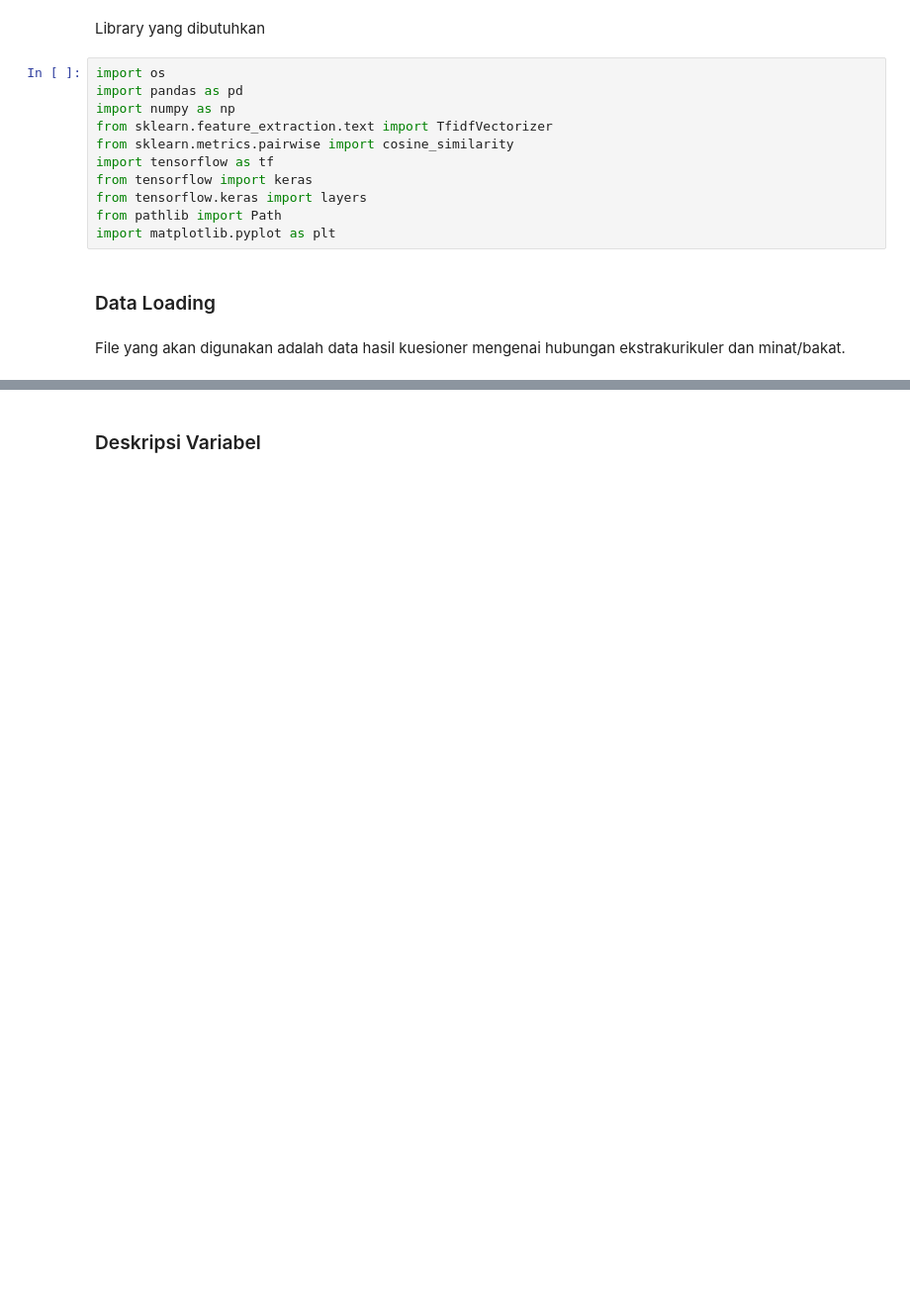
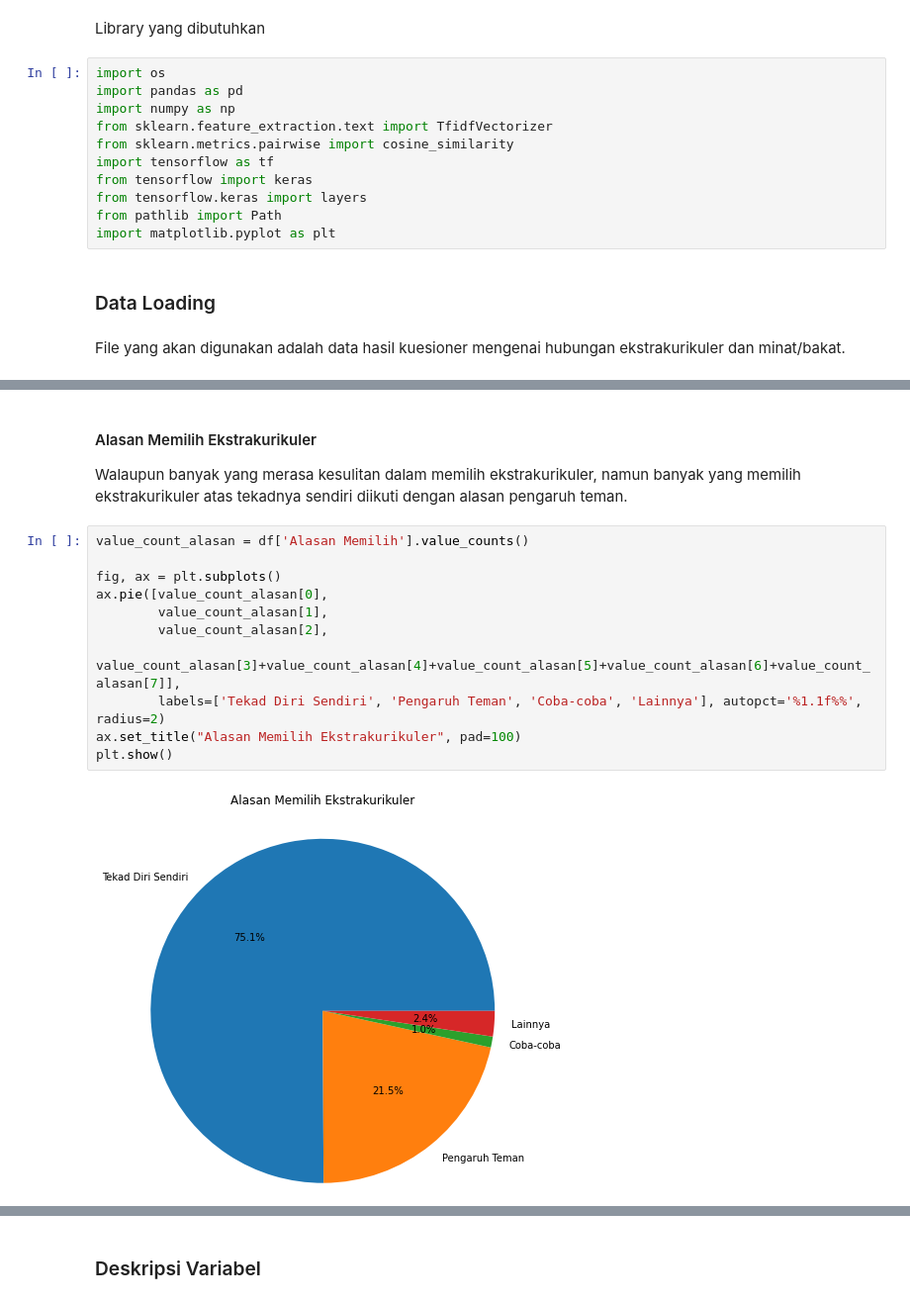
Before and after one commit to diyosukma/CP68-SistemRekomendasi, a Jupyter notebook: Rekomendasi_Ekstrakurikuler.ipynb, the cells around one changed output, grey strips where cells are left out. Shown: that part at 99% size. Drawn from its saved outputs; the diff is of its cells as text; blank space fills up the shorter version.

```diff
--- a/Rekomendasi_Ekstrakurikuler.ipynb
+++ b/Rekomendasi_Ekstrakurikuler.ipynb
@@ -62,0 +108,16 @@ df
+# %% [markdown]
+#### Alasan Memilih Ekstrakurikuler
+Walaupun banyak yang merasa kesulitan dalam memilih ekstrakurikuler, namun banyak yang memilih ekstrakurikuler atas tekadnya sendiri diikuti dengan alasan pengaruh teman.
+# %%
+value_count_alasan = df['Alasan Memilih'].value_counts()
+
+fig, ax = plt.subplots()
+ax.pie([value_count_alasan[0],
+        value_count_alasan[1],
+        value_count_alasan[2],
+        value_count_alasan[3]+value_count_alasan[4]+value_count_alasan[5]+value_count_alasan[6]+value_count_alasan[7]],
+        labels=['Tekad Diri Sendiri', 'Pengaruh Teman', 'Coba-coba', 'Lainnya'], autopct='%1.1f%%', radius=2)
+ax.set_title("Alasan Memilih Ekstrakurikuler", pad=100)
+plt.show()
+# %% [output]
+[figure, added]
```
Also changed, not shown: parts of 29 cells of this notebook.
